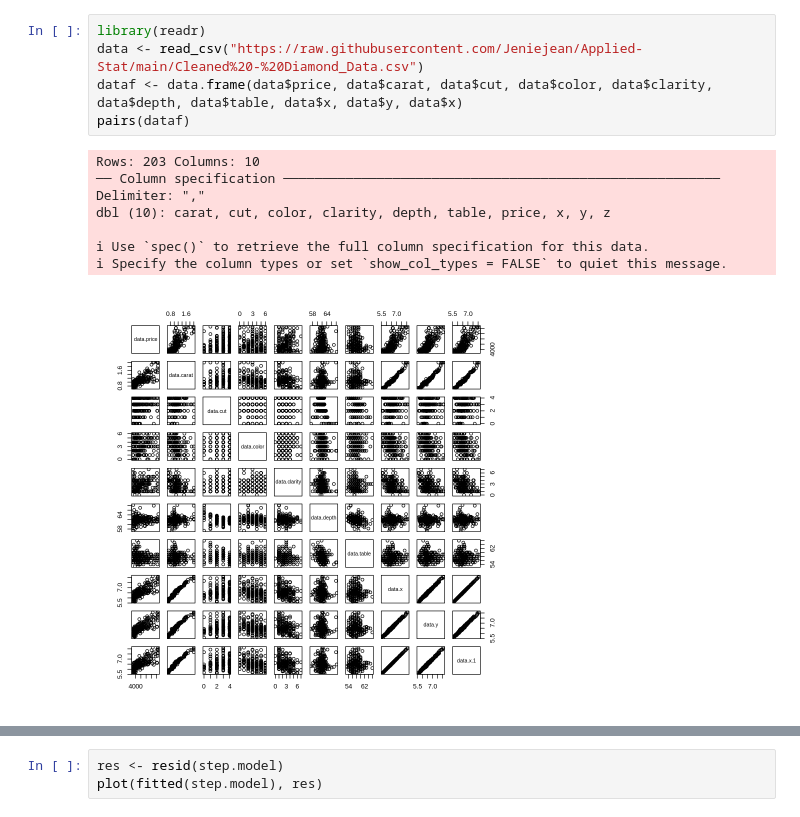
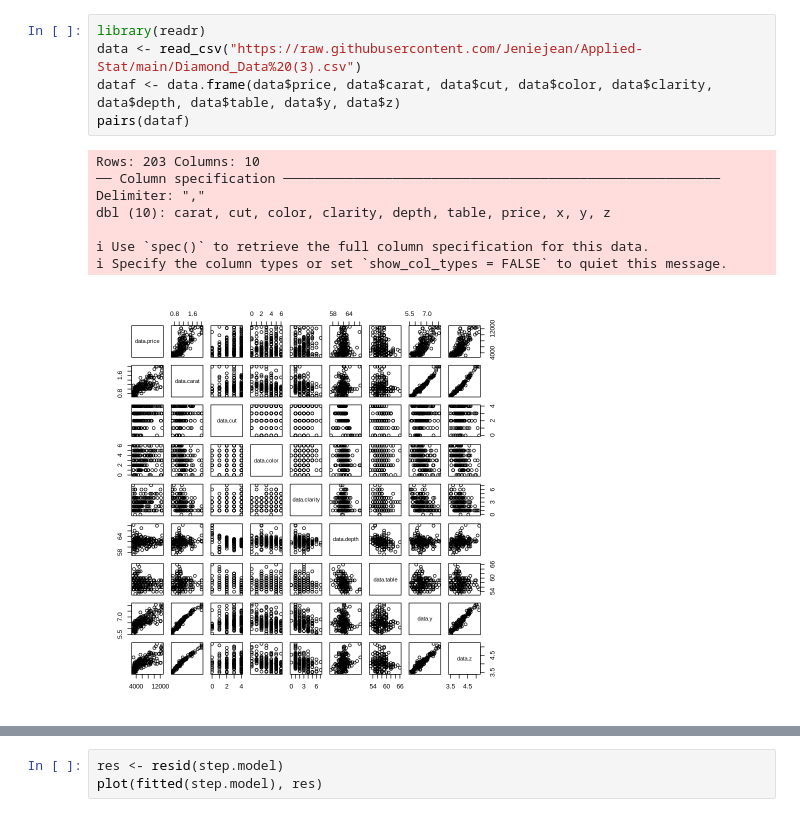
Before and after one commit to Jeniejean/Applied-Stat, a Jupyter notebook: Cleaned_Data_Diamond_Price_Prediction.ipynb, the cells around one changed output, grey strips where cells are left out. Cells and saved outputs as stored; diff of their text form.

```diff
--- a/Cleaned_Data_Diamond_Price_Prediction.ipynb
+++ b/Cleaned_Data_Diamond_Price_Prediction.ipynb
@@ -2,17 +2,17 @@
 <a href="https://colab.research.google.com/github/Jeniejean/Applied-Stat/blob/main/Cleaned_Data_Diamond_Price_Prediction.ipynb" target="_parent"><img src="https://colab.research.google.com/assets/colab-badge.svg" alt="Open In Colab"/></a>
 # %%
 library(readr)
-data <- read_csv("https://raw.githubusercontent.com/Jeniejean/Applied-Stat/main/Cleaned%20-%20Diamond_Data.csv")
-dataf <- data.frame(data$price, data$carat, data$cut, data$color, data$clarity, data$depth, data$table, data$x, data$y, data$x)
+data <- read_csv("https://raw.githubusercontent.com/Jeniejean/Applied-Stat/main/Diamond_Data%20(3).csv")
+dataf <- data.frame(data$price, data$carat, data$cut, data$color, data$clarity, data$depth, data$table, data$y, data$z)
 pairs(dataf)
 # %% [output]
 Rows: 203 Columns: 10
 ── Column specification ────────────────────────────────────────────────────────
 Delimiter: ","
 dbl (10): carat, cut, color, clarity, depth, table, price, x, y, z
 
 ℹ Use `spec()` to retrieve the full column specification for this data.
 ℹ Specify the column types or set `show_col_types = FALSE` to quiet this message.
-[figure, old version]
+[figure, new version]
 # %%
 dataf <- data.frame(data)
```
Also changed, not shown: parts of 1 cell of this notebook.
